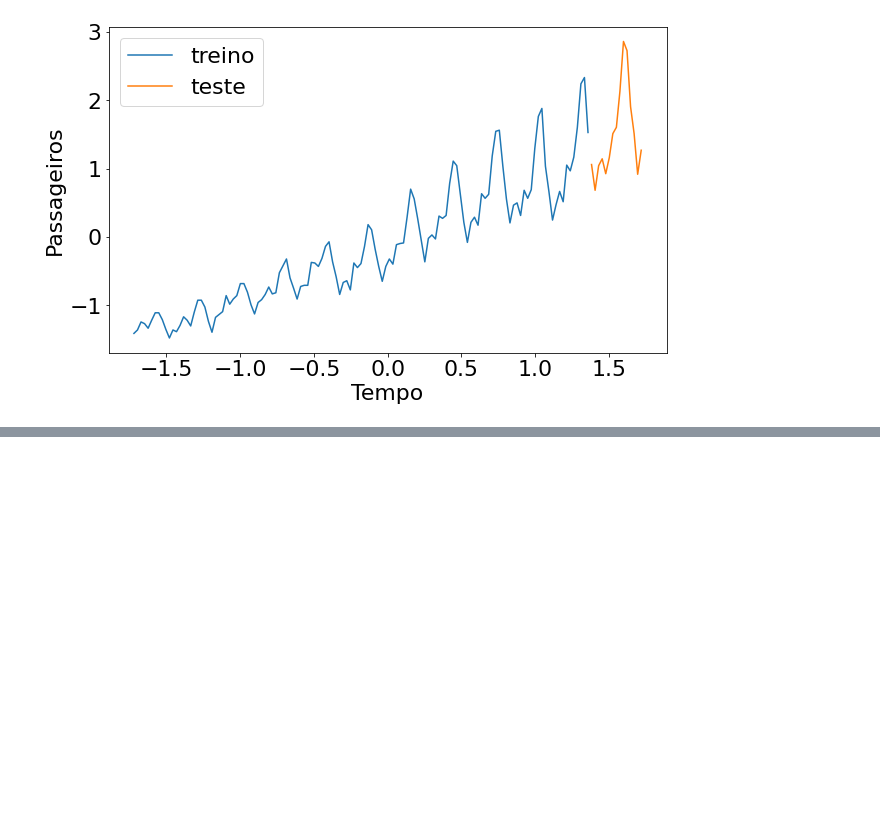
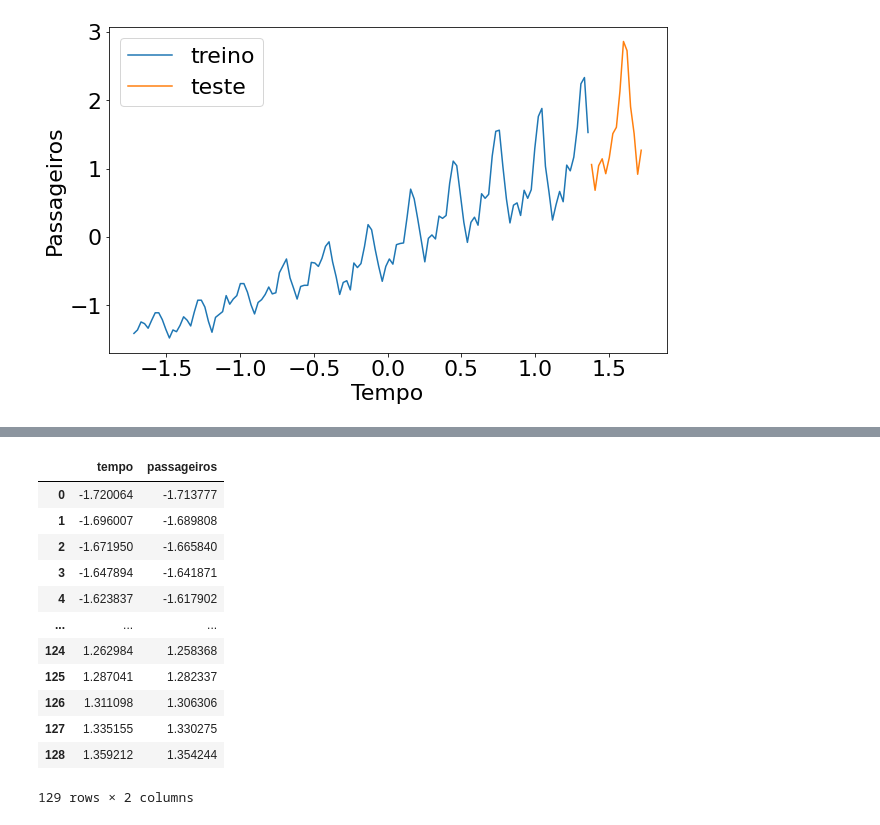
Before and after one commit to Renato-Ribeiroo/Cursos-Python, a Jupyter notebook: Curso Machine Learning Avançada/Deep Learning previsão com Keras/Previsões com Keras.ipynb, the cells around one changed output, grey strips where cells are left out. Drawn from its saved outputs; the diff is of its cells as text; code cells hidden in the pictures; blank space fills up the shorter version.

```diff
--- a/Curso Machine Learning Avançada/Deep Learning previsão com Keras/Previsões com Keras.ipynb
+++ b/Curso Machine Learning Avançada/Deep Learning previsão com Keras/Previsões com Keras.ipynb
@@ -96,0 +146,5 @@ Text(0.5, 0, 'Tempo')
+# %%
+#voltaremos os dados para visualizar a quantidade de passageiros
+#criaremos um data frame para visualizar os dados.
+
+d = {'tempo': xtreino, 'passageiros': y_predict[:,0]}
@@ -96,0 +153,16 @@ Text(0.5, 0, 'Tempo')
+# %%
+resultados
+# %% [output]
+|  | tempo | passageiros |
+| 0 | -1.720064 | -1.713777 |
+| 1 | -1.696007 | -1.689808 |
+| 2 | -1.671950 | -1.665840 |
+| 3 | -1.647894 | -1.641871 |
+| 4 | -1.623837 | -1.617902 |
+| ... | ... | ... |
+| 124 | 1.262984 | 1.258368 |
+| 125 | 1.287041 | 1.282337 |
+| 126 | 1.311098 | 1.306306 |
+| 127 | 1.335155 | 1.330275 |
+| 128 | 1.359212 | 1.354244 |
+129 rows × 2 columns
```
Also changed, not shown: parts of 21 cells of this notebook.
